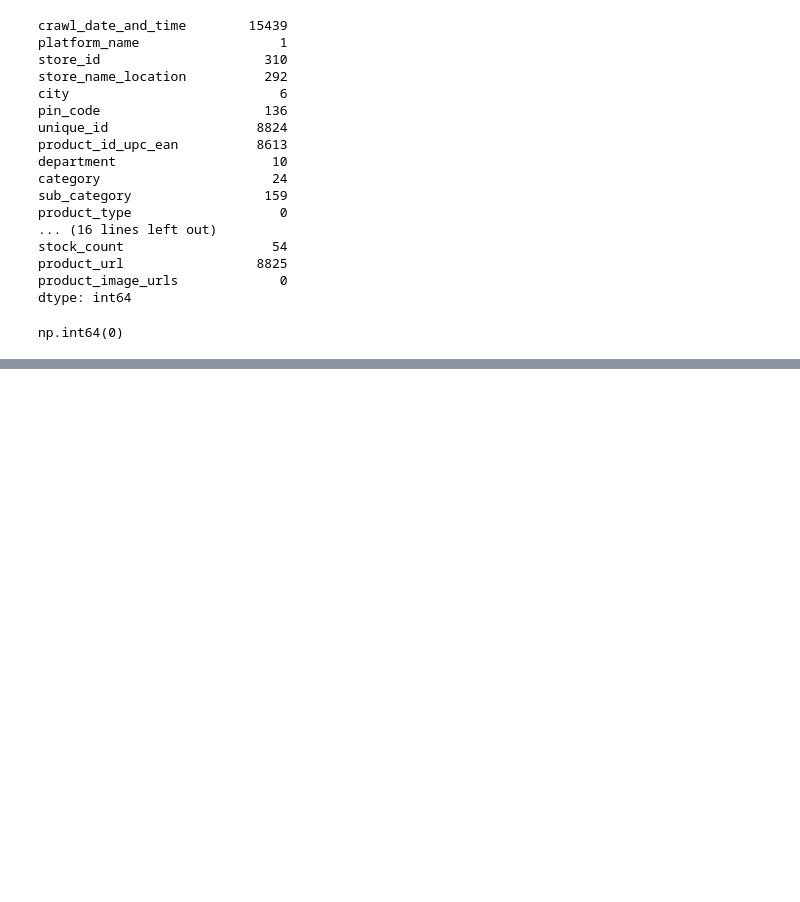
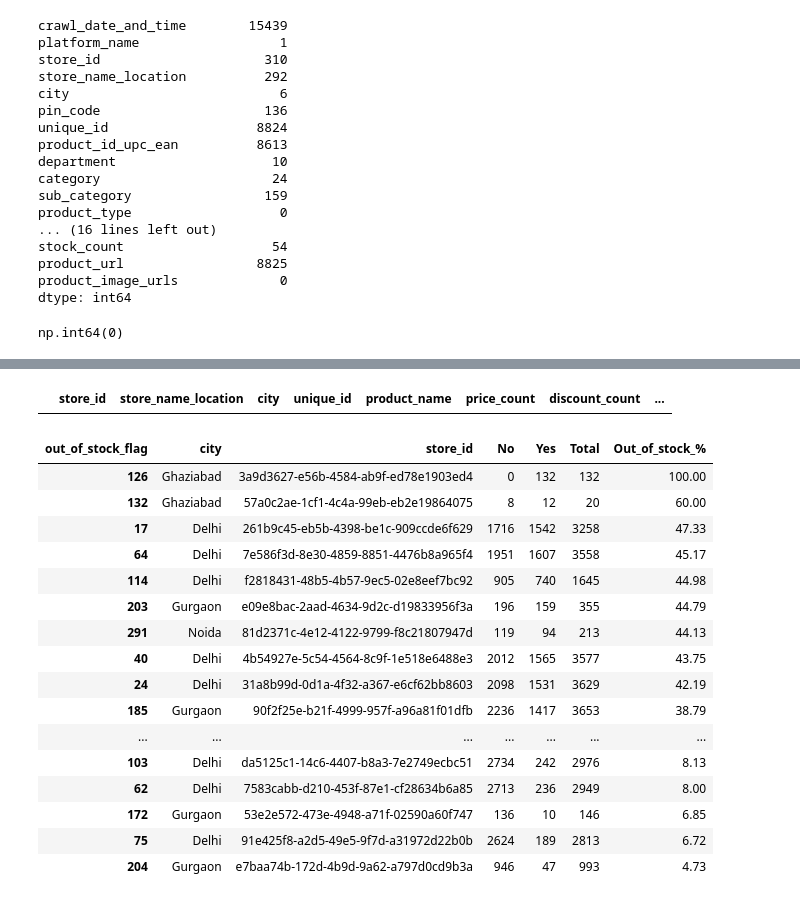
Before and after one commit to Devika-p-das/hw-training, a Jupyter notebook: 2026-07-14/zepto714.ipynb, the cells around one changed output, grey strips where cells are left out. Cells and saved outputs as stored; diff of their text form; code cells hidden in the pictures; blank space fills up the shorter version.

```diff
--- a/2026-07-14/zepto714.ipynb
+++ b/2026-07-14/zepto714.ipynb
@@ -57,0 +255,66 @@ df.unique_id.duplicated().sum()
+# %%
+same_store_diff = (
+    df.groupby(["store_id", "store_name_location", "city", "unique_id"])
+    .agg(
+        product_name=("product_name", "first"),
+        price_count=("item_selling_price", "nunique"),
+        discount_count=("discount_in_percent", "nunique"),
+        mrp_count=("item_mrp", "nunique")
+    )
+    .reset_index()
+)
+
+same_store_diff = same_store_diff[
+    (same_store_diff["price_count"] > 1) |
+    (same_store_diff["discount_count"] > 1) |
+    (same_store_diff["mrp_count"] > 1)
+]
+
+same_store_diff
+# %% [output]
+|  | store_id | store_name_location | city | unique_id | product_name | price_count | discount_count | ... |
+# %%
+store_oos = (
+    df.pivot_table(
+        index=["city", "store_id"],
+        columns="out_of_stock_flag",
+        aggfunc="size",
+        fill_value=0
+    )
+    .reset_index()
+)
+
+# Ensure both columns exist
+for col in ["Yes", "No"]:
+    if col not in store_oos.columns:
+        store_oos[col] = 0
+
+store_oos["Total"] = store_oos["Yes"] + store_oos["No"]
+store_oos["Out_of_stock_%"] = (
+    store_oos["Yes"] / store_oos["Total"] * 100
+).round(2)
+
+store_oos = store_oos.sort_values(
+    "Out_of_stock_%",
+    ascending=False
+)
+
+store_oos
+# %% [output]
+| out_of_stock_flag | city | store_id | No | Yes | Total | Out_of_stock_% |
+| 126 | Ghaziabad | 3a9d3627-e56b-4584-ab9f-ed78e1903ed4 | 0 | 132 | 132 | 100.00 |
+| 132 | Ghaziabad | 57a0c2ae-1cf1-4c4a-99eb-eb2e19864075 | 8 | 12 | 20 | 60.00 |
+| 17 | Delhi | 261b9c45-eb5b-4398-be1c-909ccde6f629 | 1716 | 1542 | 3258 | 47.33 |
+| 64 | Delhi | 7e586f3d-8e30-4859-8851-4476b8a965f4 | 1951 | 1607 | 3558 | 45.17 |
+| 114 | Delhi | f2818431-48b5-4b57-9ec5-02e8eef7bc92 | 905 | 740 | 1645 | 44.98 |
+| 203 | Gurgaon | e09e8bac-2aad-4634-9d2c-d19833956f3a | 196 | 159 | 355 | 44.79 |
+| 291 | Noida | 81d2371c-4e12-4122-9799-f8c21807947d | 119 | 94 | 213 | 44.13 |
+| 40 | Delhi | 4b54927e-5c54-4564-8c9f-1e518e6488e3 | 2012 | 1565 | 3577 | 43.75 |
+| 24 | Delhi | 31a8b99d-0d1a-4f32-a367-e6cf62bb8603 | 2098 | 1531 | 3629 | 42.19 |
+| 185 | Gurgaon | 90f2f25e-b21f-4999-957f-a96a81f01dfb | 2236 | 1417 | 3653 | 38.79 |
+| ... | ... | ... | ... | ... | ... | ... |
+| 103 | Delhi | da5125c1-14c6-4407-b8a3-7e2749ecbc51 | 2734 | 242 | 2976 | 8.13 |
+| 62 | Delhi | 7583cabb-d210-453f-87e1-cf28634b6a85 | 2713 | 236 | 2949 | 8.00 |
+| 172 | Gurgaon | 53e2e572-473e-4948-a71f-02590a60f747 | 136 | 10 | 146 | 6.85 |
+| 75 | Delhi | 91e425f8-a2d5-49e5-9f7d-a31972d22b0b | 2624 | 189 | 2813 | 6.72 |
+| 204 | Gurgaon | e7baa74b-172d-4b9d-9a62-a797d0cd9b3a | 946 | 47 | 993 | 4.73 |
```
Also changed, not shown: parts of 16 cells of this notebook, 6 other files.
